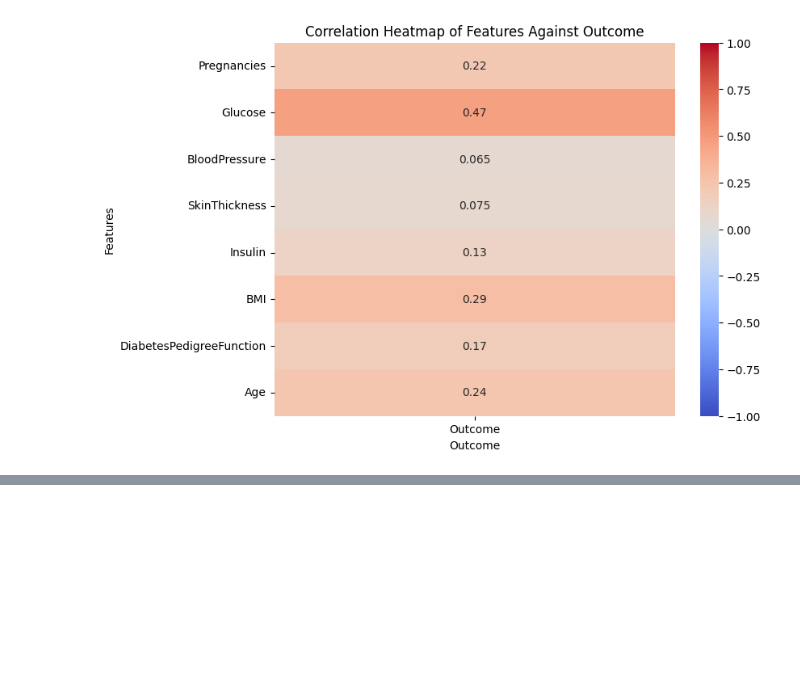
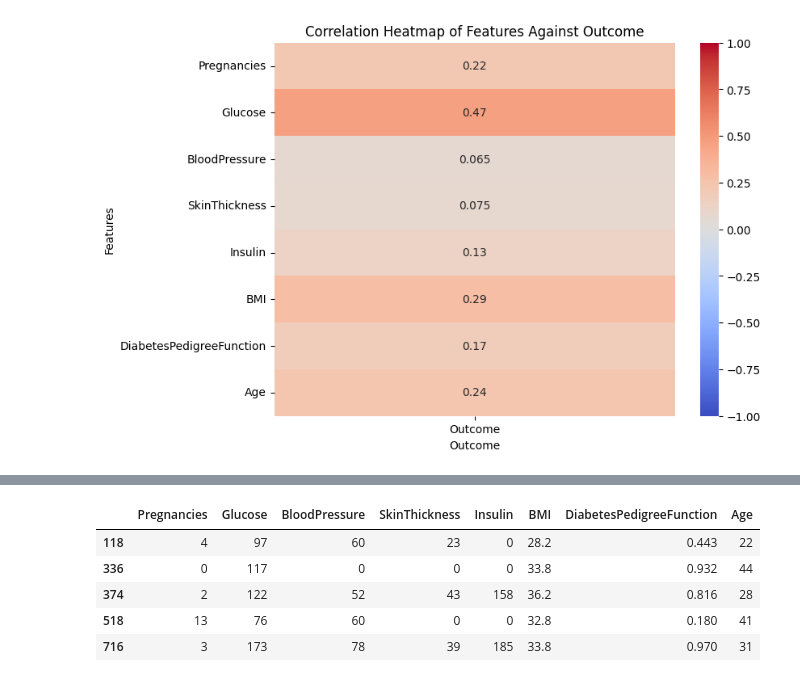
Before and after one commit to 4GeeksAcademy/sngando88-machine-learning-python-template-decision-tree-algo, a Jupyter notebook: src/explore.ipynb, the cells around one changed output, grey strips where cells are left out. Saved outputs shown, nothing was run; the diff lists cells and outputs as text; code cells hidden in the pictures; blank space fills up the shorter version.

```diff
--- a/src/explore.ipynb
+++ b/src/explore.ipynb
@@ -131,0 +155,9 @@ plt.show()
+# %%
+X_train.head()
+# %% [output]
+|  | Pregnancies | Glucose | BloodPressure | SkinThickness | Insulin | BMI | DiabetesPedigreeFunction | Age |
+| 118 | 4 | 97 | 60 | 23 | 0 | 28.2 | 0.443 | 22 |
+| 336 | 0 | 117 | 0 | 0 | 0 | 33.8 | 0.932 | 44 |
+| 374 | 2 | 122 | 52 | 43 | 158 | 36.2 | 0.816 | 28 |
+| 518 | 13 | 76 | 60 | 0 | 0 | 32.8 | 0.180 | 41 |
+| 716 | 3 | 173 | 78 | 39 | 185 | 33.8 | 0.970 | 31 |
```
Also changed, not shown: parts of 10 cells of this notebook.
